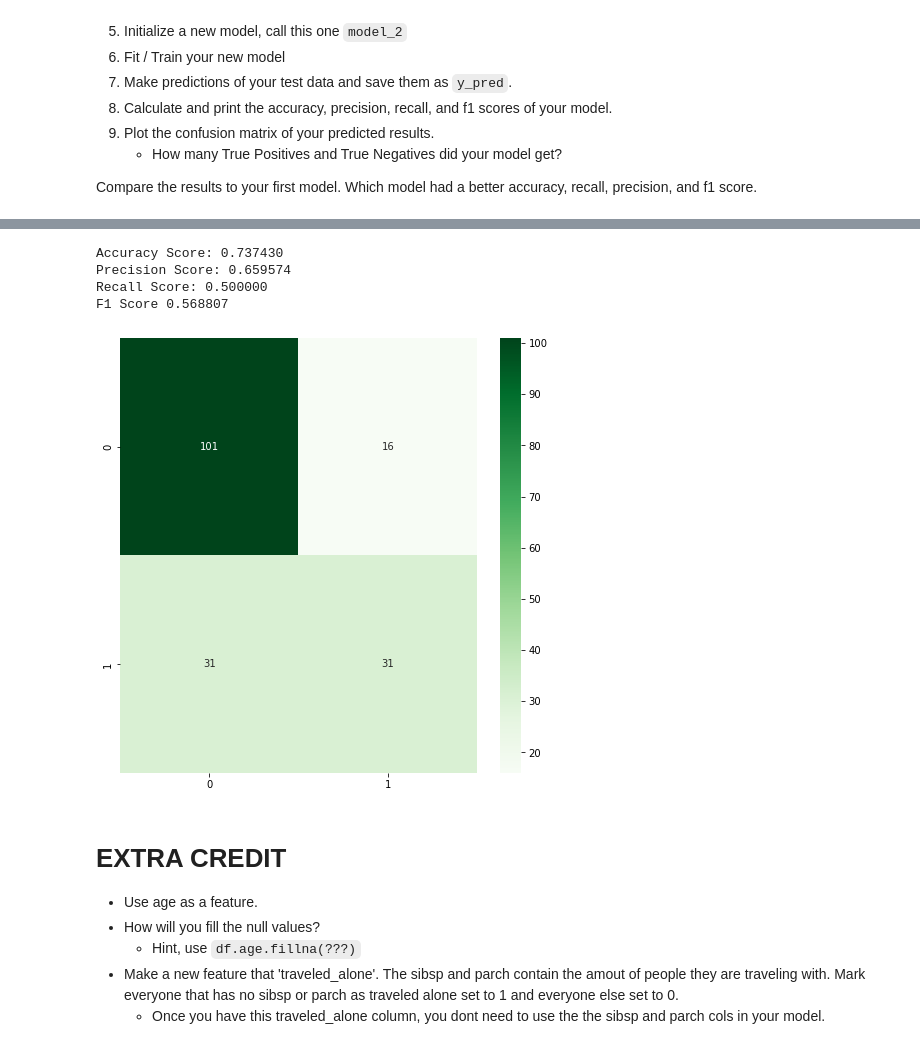
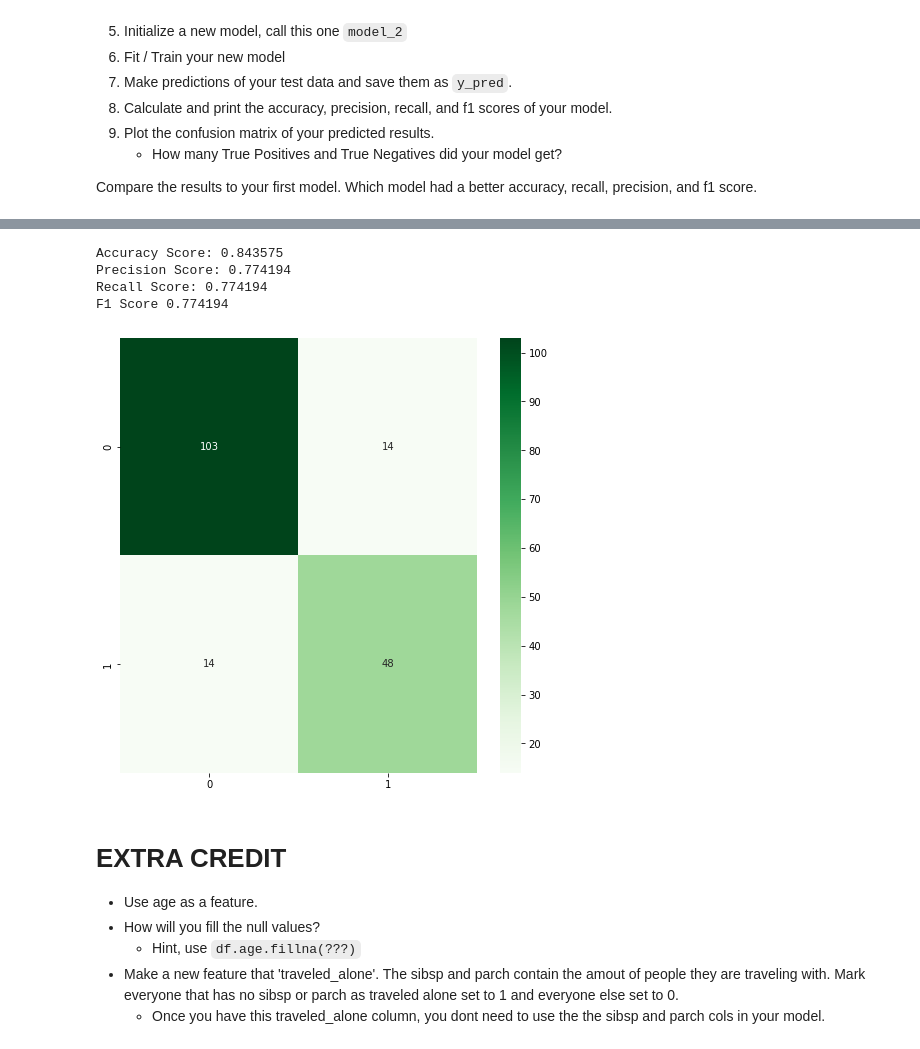
Before and after one commit to hamzakhalil13/2022-fall-data-science, a Jupyter notebook: Week-03-Intro-To-ML/Exercise-Logistic-Regression.ipynb, the cells around one changed output, grey strips where cells are left out. Cells and saved outputs as stored; diff of their text form; code cells hidden in the pictures.

```diff
--- a/Week-03-Intro-To-ML/Exercise-Logistic-Regression.ipynb
+++ b/Week-03-Intro-To-ML/Exercise-Logistic-Regression.ipynb
@@ -213,6 +213,6 @@ Compare the results to your first model. Which model had a better accuracy, reca
 df = pd.read_csv('data/titanic.csv')
 # %%
 # Run pd.get_dummies on pclass and embarked of your DataFrame.
-df = pd.get_dummies(df, columns=['pclass', 'embarked'], drop_first=True)
+df = pd.get_dummies(df, columns=['pclass', 'embarked', 'sex'], drop_first=True)
 df
 # %% [output]
@@ -233,7 +233,7 @@ df
 
 # Update your `selected_features` to include the new pclass and embarked features.
 #new pclass, embarked, sibsp, and parch features.
-selected_features = ['pclass_2', 'pclass_3', 'embarked_Q', 'embarked_S', 'sibsp', 'parch']
+selected_features = ['sex_male','pclass_2', 'pclass_3', 'embarked_Q', 'embarked_S', 'sibsp', 'parch']
 # Define your X and y variables
 X = df[selected_features]
 y= df['survived']
@@ -253,38 +253,38 @@ y_pred = model_2.predict(X_test)
 
 # Calculate our accuracy
 accuracy_2 = accuracy_score(y_test, y_pred)
 
 # Calculate our precision score
 precision_2 = precision_score(y_test, y_pred)
 
 # Calculate our recall score
 recall_2 = recall_score(y_test, y_pred)
 
 # Calculate your f1-score
 f1_2 = f1_score(y_test, y_pred)
 
 # Print each of our scores to inspect performance.
 print("Accuracy Score: %f" % accuracy_2)
 print("Precision Score: %f" % precision_2)
 print("Recall Score: %f" % recall_2)
 print('F1 Score %f' % f1_2)
 
 # Plot your confusion matrix.
 fig = plt.figure(figsize=(8,8))
 plt.xlabel('Predicted')
 plt.ylabel('Actual');
 
 cm2 = confusion_matrix(y_test, y_pred)
 
 tn, fp, fn, tp = confusion_matrix(y_test, y_pred).ravel()
 
 ax = sns.heatmap(cm2, annot=True, cmap='Greens', fmt='g')
 # %% [output]
-Accuracy Score: 0.737430
-Precision Score: 0.659574
-Recall Score: 0.500000
-F1 Score 0.568807
+Accuracy Score: 0.843575
+Precision Score: 0.774194
+Recall Score: 0.774194
+F1 Score 0.774194
-[figure, old version]
+[figure, new version]
 # %% [markdown]
 # EXTRA CREDIT
 * Use age as a feature.
```
Also changed, not shown: parts of 2 cells of this notebook.
